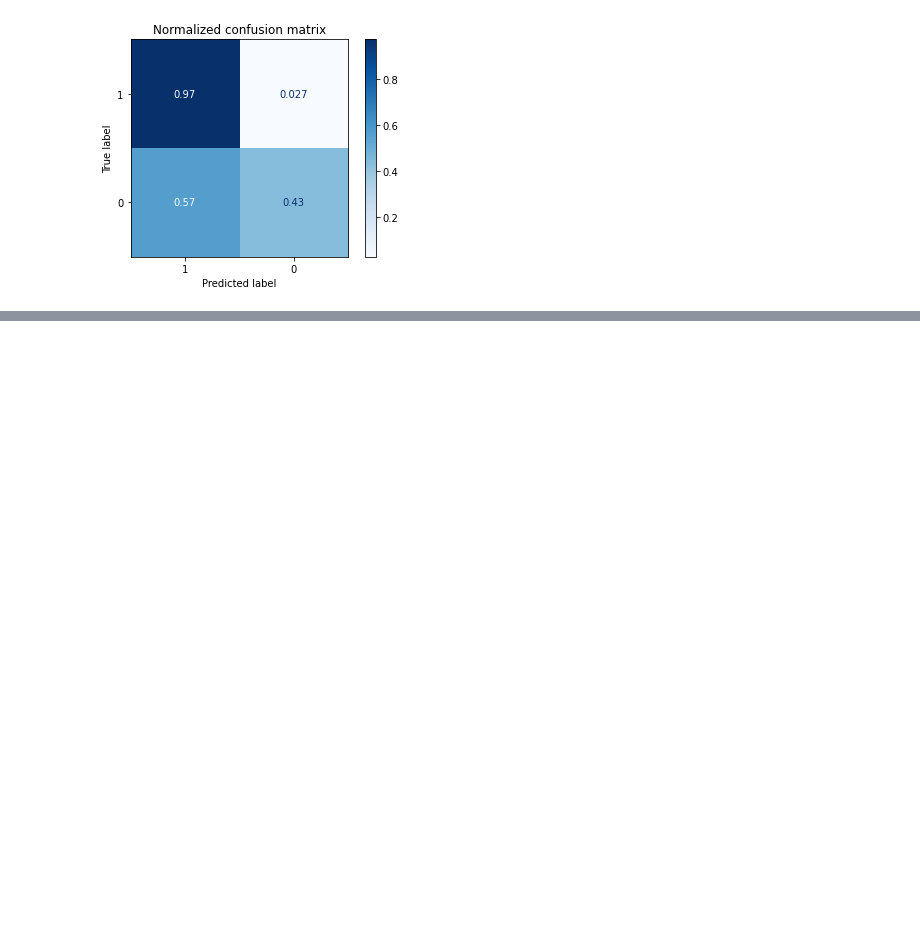
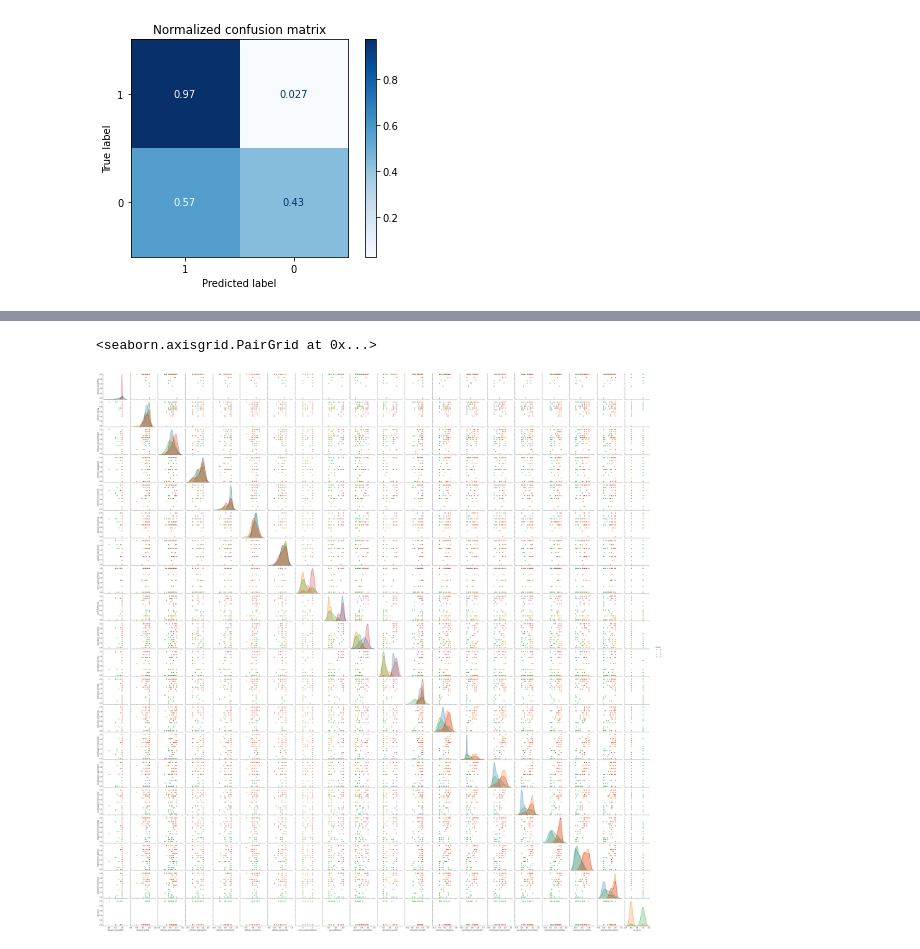
Before and after one commit to vathanahim/IAF_604_Midterm_SVM_KMeans, a Jupyter notebook: Midterm_1/Him_Midterm_1.ipynb, the cells around one changed output, grey strips where cells are left out. Saved outputs shown, nothing was run; the diff lists cells and outputs as text; code cells hidden in the pictures; blank space fills up the shorter version.

```diff
--- a/Midterm_1/Him_Midterm_1.ipynb
+++ b/Midterm_1/Him_Midterm_1.ipynb
@@ -234,0 +415,5 @@ for i in range(1,15):
+# %%
+sns.pairplot(df_cervical_scale,hue='cluster')
+# %% [output]
+<seaborn.axisgrid.PairGrid at 0x...>
+[figure, added]
```
Also changed, not shown: parts of 27 cells of this notebook, 1 other file.
